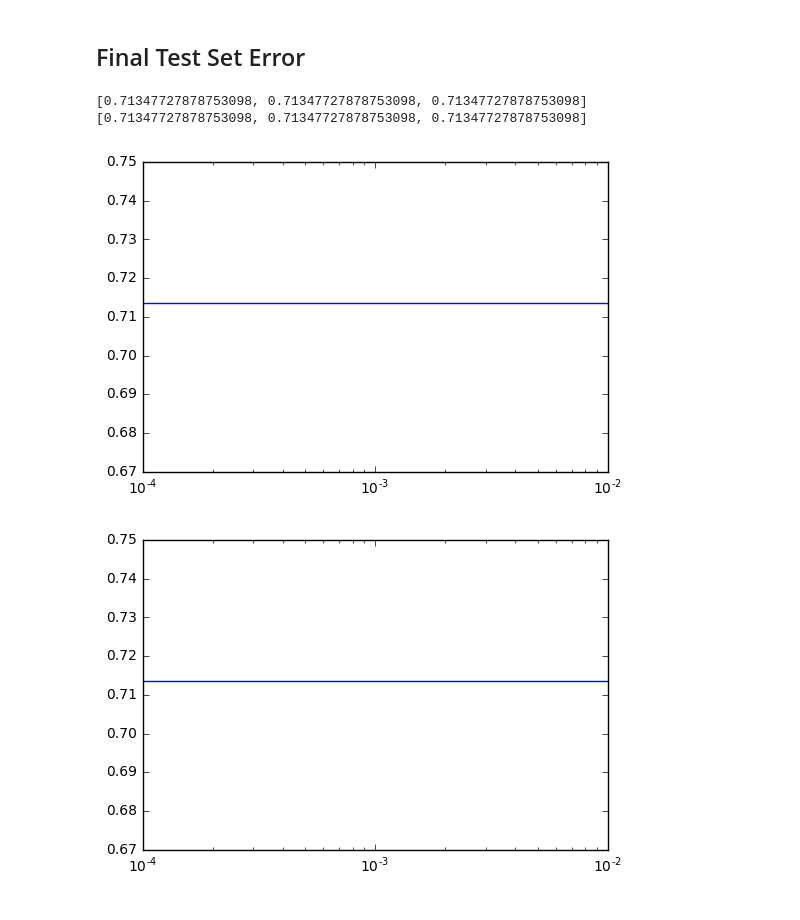
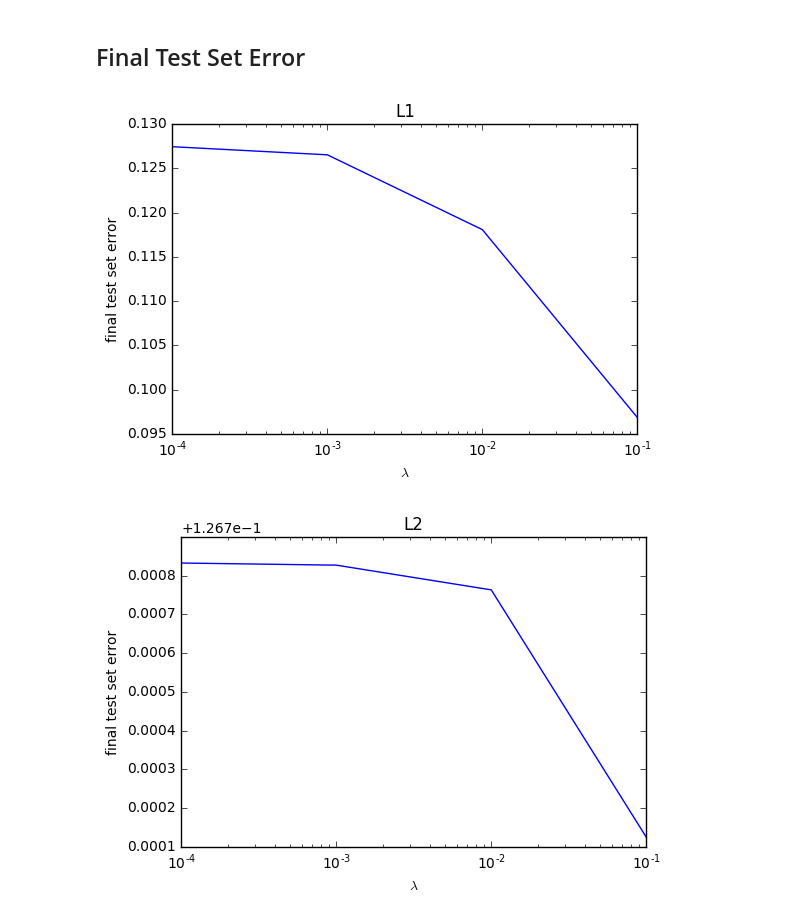
Before and after one commit to qobilidop/CSE-253-PA, a Jupyter notebook: 1/regularization.ipynb, the cells around one changed output. Cells and saved outputs as stored; diff of their text form; code cells hidden in the pictures.

```diff
--- a/1/regularization.ipynb
+++ b/1/regularization.ipynb
@@ -46,13 +31,9 @@ def experiment(lam, regularization,
     return results
 # %%
 %%time
-lams = [0.01, 0.001, 0.0001]
+lams = [1e-1, 1e-2, 1e-3, 1e-4]
 r = {}
 for L in ['L1', 'L2']:
-    for lam in [0.01, 0.001, 0.0001]:
-        r[(lam, L)] = experiment(
-            lam=lam, regularization=L,
-            initial_rate=1e-3, T=42,
-            epoch_min=500, epoch_max=1000, early_stopping=3
-        )
+    for lam in lams:
+        r[(L, lam)] = experiment(L, lam)
 # %% [output]
@@ -82,10 +60,11 @@ Wall time: 8min 57s
 for L in ['L1', 'L2']:
     plt.figure()
     for lam in lams:
-        plt.plot(r[(lam, L)].records['c_train'], label=lam)
+        plt.plot(r[(L, lam)].records['c_train'],
+                 label='{} $\lambda = {}$'.format(L, lam))
     plt.legend(loc=0)
     plt.xlabel('epoch')
     plt.ylabel('percent correct')
-    plt.plot()
-    plt.ylim(0.9, 1)
+    plt.ylim(0.96, 1)
+    plt.savefig('figs/{}_percent_correct.pdf'.format(L))
 # %% [output]
@@ -97,11 +76,12 @@ for L in ['L1', 'L2']:
 for L in ['L1', 'L2']:
     plt.figure()
     for lam in lams:
-        weights = r[(lam, L)].records['weights']
+        weights = r[(L, lam)].records['weights']
         length = [np.linalg.norm(weight) for weight in weights]
-        plt.plot(length, label=lam)
+        plt.plot(length,
+                 label='{} $\lambda = {}$'.format(L, lam))
     plt.legend(loc=0)
     plt.xlabel('epoch')
     plt.ylabel('weight vector length')
-    plt.plot()
+    plt.savefig('figs/{}_weight_vector_length.pdf'.format(L))
 # %% [output]
@@ -112,16 +92,17 @@ for L in ['L1', 'L2']:
 # %%
 for L in ['L1', 'L2']:
     plt.figure()
     final_test_set_error = []
     for lam in lams:
-        test_set_error = r[(lam, L)].records['E_test']
+        test_set_error = r[(L, lam)].records['E_test']
         final_test_set_error += [
-            test_set_error[r[(lam, L)].epoch_final]
+            test_set_error[r[(L, lam)].epoch_final]
         ]
-    print(final_test_set_error)
     plt.semilogx(lams, final_test_set_error)
+    plt.xlabel('$\lambda$')
+    plt.ylabel('final test set error')
+    plt.title(L)
+    plt.savefig('figs/{}_final_test_error.pdf'.format(L))
 # %% [output]
-[0.71347727878753098, 0.71347727878753098, 0.71347727878753098]
-[0.71347727878753098, 0.71347727878753098, 0.71347727878753098]
-[figure, old version]
+[figure, new version]
-[figure, old version]
+[figure, new version]
```
Also changed, not shown: parts of 6 cells of this notebook, 2 other files.
